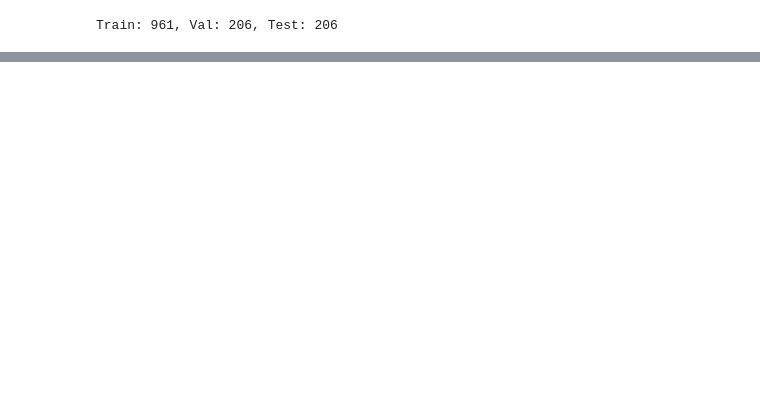
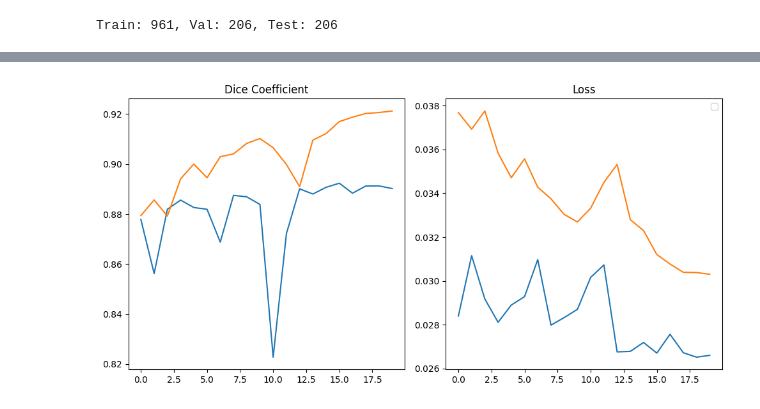
Before and after one commit to MohammadYs77/Brain-Tumor-MRI-Segmentation, a Jupyter notebook: code.ipynb, the cells around one changed output, grey strips where cells are left out. Cells and saved outputs as stored; diff of their text form; code cells hidden in the pictures; blank space fills up the shorter version.

```diff
--- a/code.ipynb
+++ b/code.ipynb
@@ -18,5 +59,5 @@ import matplotlib.pyplot as plt
 # %%
-BATCH = 16
+BATCH = 8
 RESIZE = 128
 EPS = 1e-7
 # %%
@@ -512,9 +501,12 @@ def TumorSegNet_withAttention(input_shape=(256, 256, 3)):
 # %%
 # Instantiate and compile model
+old = tf.keras.models.load_model('TumorSegNet1.keras', compile=False)
 model = TumorSegNet_withAttention(input_shape=(RESIZE, RESIZE, 3))
+model.set_weights(old.get_weights())
+del old
 model.compile(optimizer=tf.keras.optimizers.Adam(learning_rate=1e-4),
-            loss=CombinedSegmentationLoss(from_logits=False),
-            metrics=[dice_coefficient, 'accuracy'])
+            loss=DiceFocalLoss(),
+            metrics=[dice_coefficient, edge_loss])
 
 # TensorBoard callback
 log_dir = "logs/fit/" + datetime.datetime.now().strftime("%Y%m%d-%H%M%S")
@@ -572,10 +564,10 @@ def plot_to_image(figure):
 
 # Other callbacks
 callbacks = [
-    EarlyStopping(patience=5, restore_best_weights=True, monitor='val_dice_coefficient', mode='max'),
-    ModelCheckpoint('TumorSegNet_attbest.keras', save_best_only=True, monitor='val_dice_coefficient'),
+    # EarlyStopping(patience=5, restore_best_weights=True, monitor='val_dice_coefficient', mode='max'),
+    ModelCheckpoint('TumorSegNet_attbest.keras', save_best_only=True, monitor='val_dice_coefficient', mode='max'),
     tensorboard_callback,
-    # PredictionLogger(x_val['img'], masks_val)
+    # PredictionLogger(x_val['img'], x_val['mask'])
 ]
 
 # Train the model
@@ -607,0 +629,5 @@ model.save('TumorSegNet_attention.keras')
+# %%
+dice = history.history['dice_coefficient']
+val_dice = history.history['val_dice_coefficient']
+loss = history.history['edge_loss']
+val_loss = history.history['val_edge_loss']
@@ -607,0 +654,17 @@ model.save('TumorSegNet_attention.keras')
+# %%
+fig, axes = plt.subplots(1, 2, figsize=(10, 5))
+
+axes[0].plot(val_dice)
+axes[0].plot(dice)
+axes[0].set_title('Dice Coefficient')
+axes[1].legend()
+
+axes[1].plot(val_loss)
+axes[1].plot(loss)
+axes[1].set_title('Loss')
+axes[1].legend()
+
+plt.tight_layout()
+plt.show()
+# %% [output]
+[figure, added]
```
Also changed, not shown: parts of 24 cells of this notebook.
